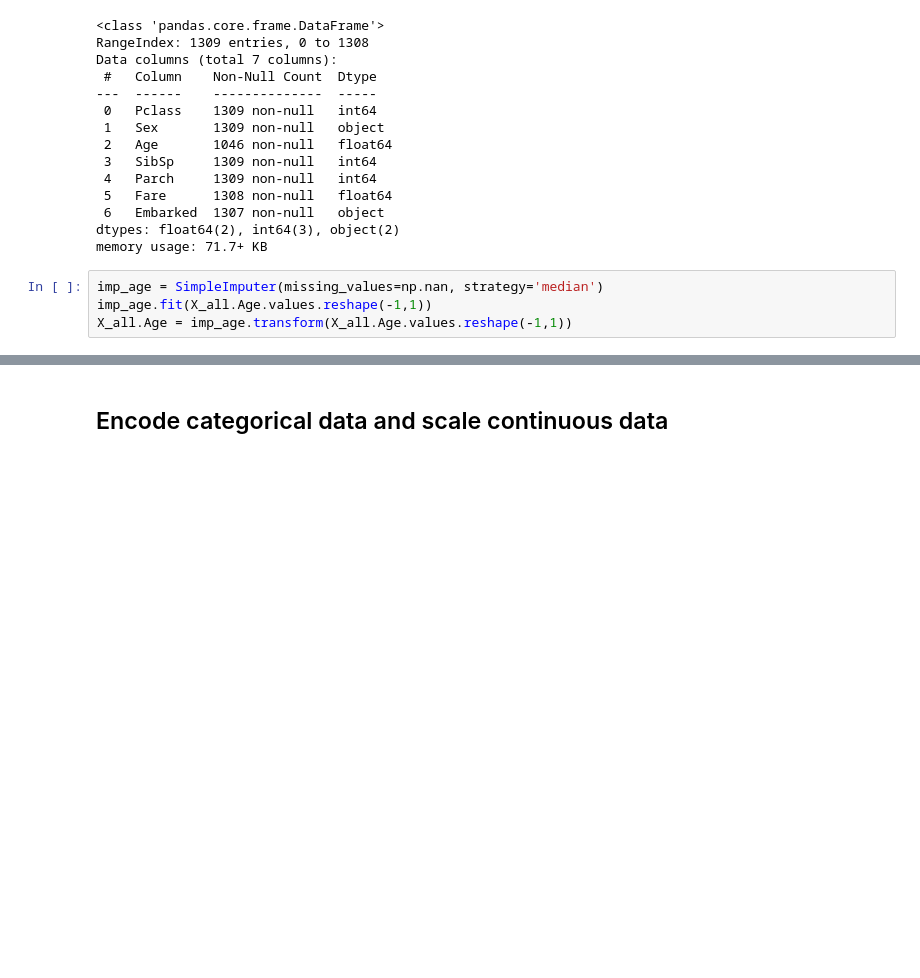
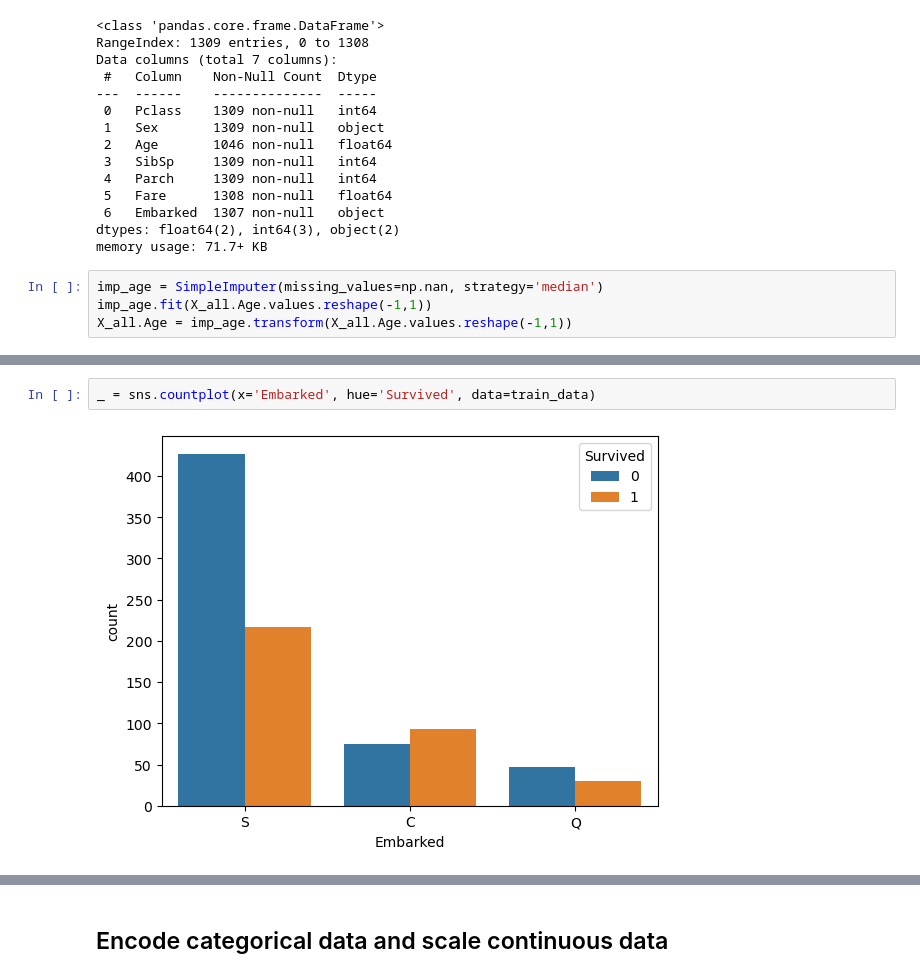
Before and after one commit to VincentC75/Kaggle_Titanic, a Jupyter notebook: Titanic Binary Classifier.ipynb, the cells around one changed output, grey strips where cells are left out. Drawn from its saved outputs; the diff is of its cells as text; blank space fills up the shorter version.

```diff
--- a/Titanic Binary Classifier.ipynb
+++ b/Titanic Binary Classifier.ipynb
@@ -151,0 +163,4 @@ X_all.Sex.hist()
+# %%
+_ = sns.countplot(x='Embarked', hue='Survived', data=train_data)
+# %% [output]
+[figure, added]
```
Also changed, not shown: parts of 21 cells of this notebook, 1 other file.
